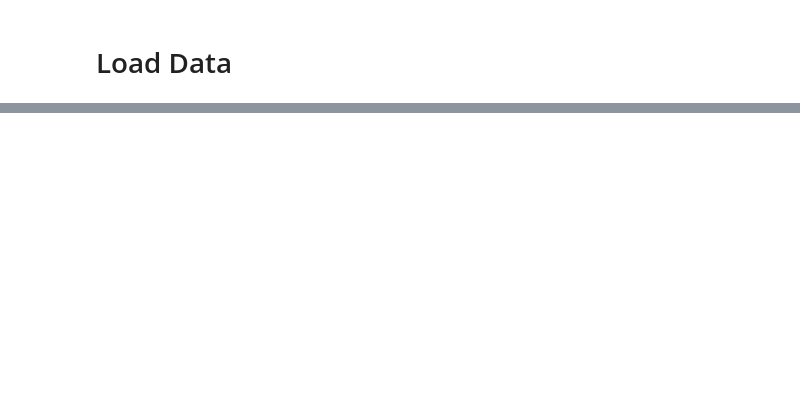
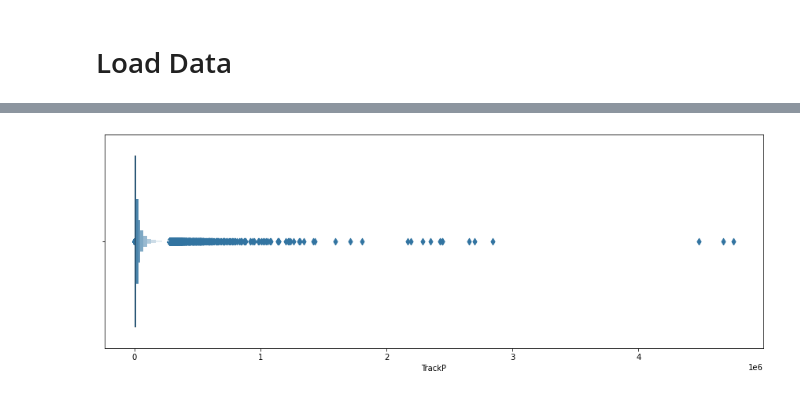
Before and after one commit to basselkassem/classifier-adversary, a Jupyter notebook: classifier_adversary.ipynb, the cells around one changed output, grey strips where cells are left out. Cells and saved outputs as stored; diff of their text form; code cells hidden in the pictures; blank space fills up the shorter version.

```diff
--- a/classifier_adversary.ipynb
+++ b/classifier_adversary.ipynb
@@ -55,0 +83,6 @@ class Adversary(Model):
+# %%
+plt.subplots(figsize = (15, 5))
+sns.boxenplot(data['TrackP'])
+plt.show()
+# %% [output]
+[figure, added]
```
Also changed, not shown: parts of 58 cells of this notebook.
